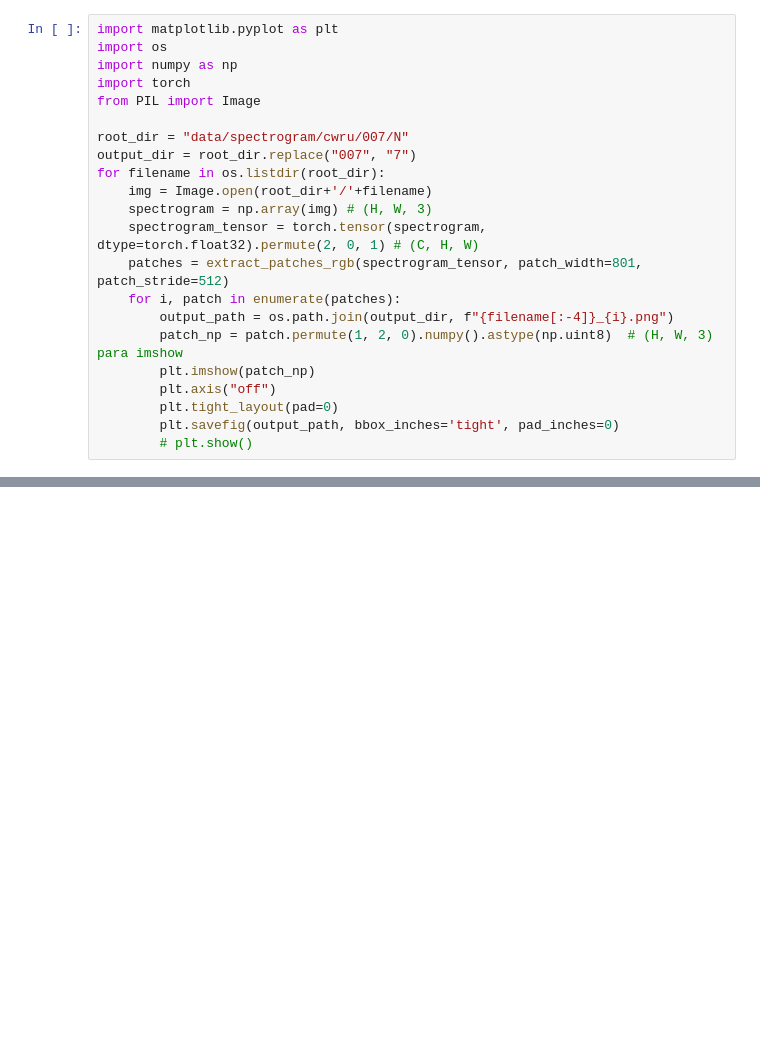
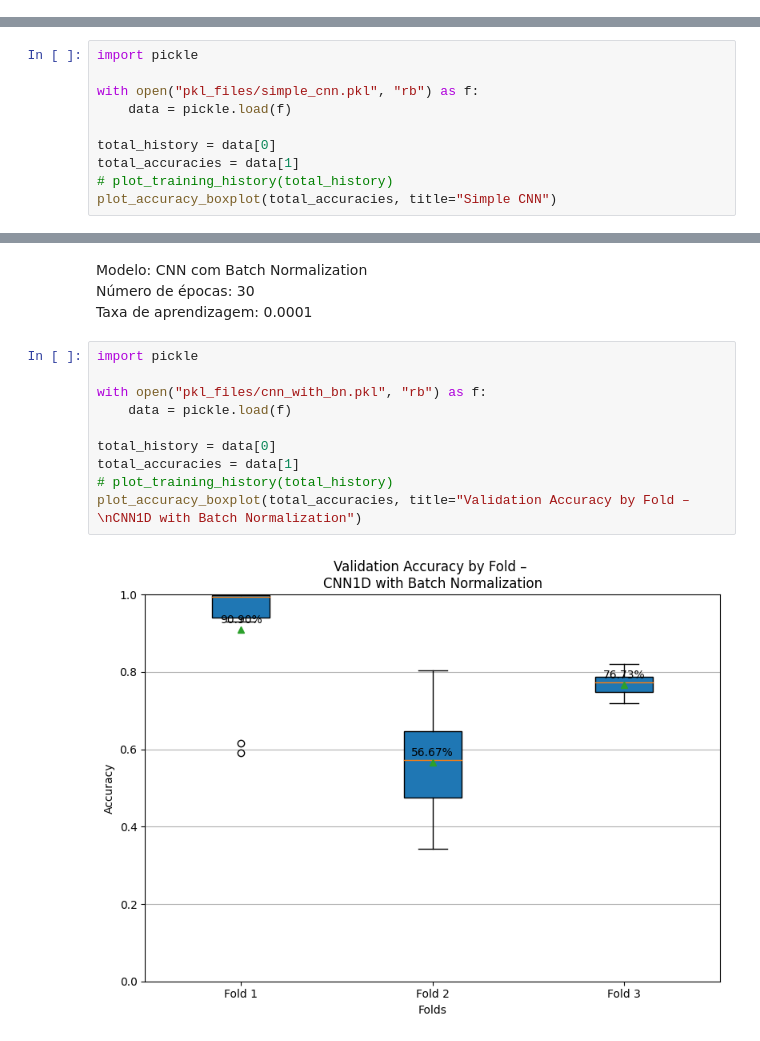
Before and after one commit to rochasantos/CWRU-AutoEncoder-Diagnosis, a Jupyter notebook: notebook.ipynb, the cells around one changed output, grey strips where cells are left out. Cells and saved outputs as stored; diff of their text form; blank space fills up the shorter version.

```diff
--- a/notebook.ipynb
+++ b/notebook.ipynb
@@ -585,22 +0,0 @@ torch.Size([4, 801, 801])
-# %%
-import matplotlib.pyplot as plt
-import os
-import numpy as np
-import torch
-from PIL import Image
-
-root_dir = "data/spectrogram/cwru/007/N"
-output_dir = root_dir.replace("007", "7")
-for filename in os.listdir(root_dir):
-    img = Image.open(root_dir+'/'+filename)
-    spectrogram = np.array(img) # (H, W, 3)
-    spectrogram_tensor = torch.tensor(spectrogram, dtype=torch.float32).permute(2, 0, 1) # (C, H, W)
-    patches = extract_patches_rgb(spectrogram_tensor, patch_width=801, patch_stride=512)
-    for i, patch in enumerate(patches):
-        output_path = os.path.join(output_dir, f"{filename[:-4]}_{i}.png")
-        patch_np = patch.permute(1, 2, 0).numpy().astype(np.uint8)  # (H, W, 3) para imshow
-        plt.imshow(patch_np)
-        plt.axis("off")
-        plt.tight_layout(pad=0)
-        plt.savefig(output_path, bbox_inches='tight', pad_inches=0)
-        # plt.show()
@@ -1262,0 +102,10 @@ NameError: name 'model' is not defined
+# %%
+import pickle
+
+with open("pkl_files/simple_cnn.pkl", "rb") as f:
+    data = pickle.load(f)
+
+total_history = data[0]
+total_accuracies = data[1]
+# plot_training_history(total_history)
+plot_accuracy_boxplot(total_accuracies, title="Simple CNN")
@@ -1262,0 +114,16 @@ NameError: name 'model' is not defined
+# %% [markdown]
+Modelo: CNN com Batch Normalization<br>
+Número de épocas: 30<br>
+Taxa de aprendizagem: 0.0001<br>
+# %%
+import pickle
+
+with open("pkl_files/cnn_with_bn.pkl", "rb") as f:
+    data = pickle.load(f)
+
+total_history = data[0]
+total_accuracies = data[1]
+# plot_training_history(total_history)
+plot_accuracy_boxplot(total_accuracies, title="Validation Accuracy by Fold – \nCNN1D with Batch Normalization")
+# %% [output]
+[figure, added]
```
Also changed, not shown: parts of 88 cells of this notebook.
